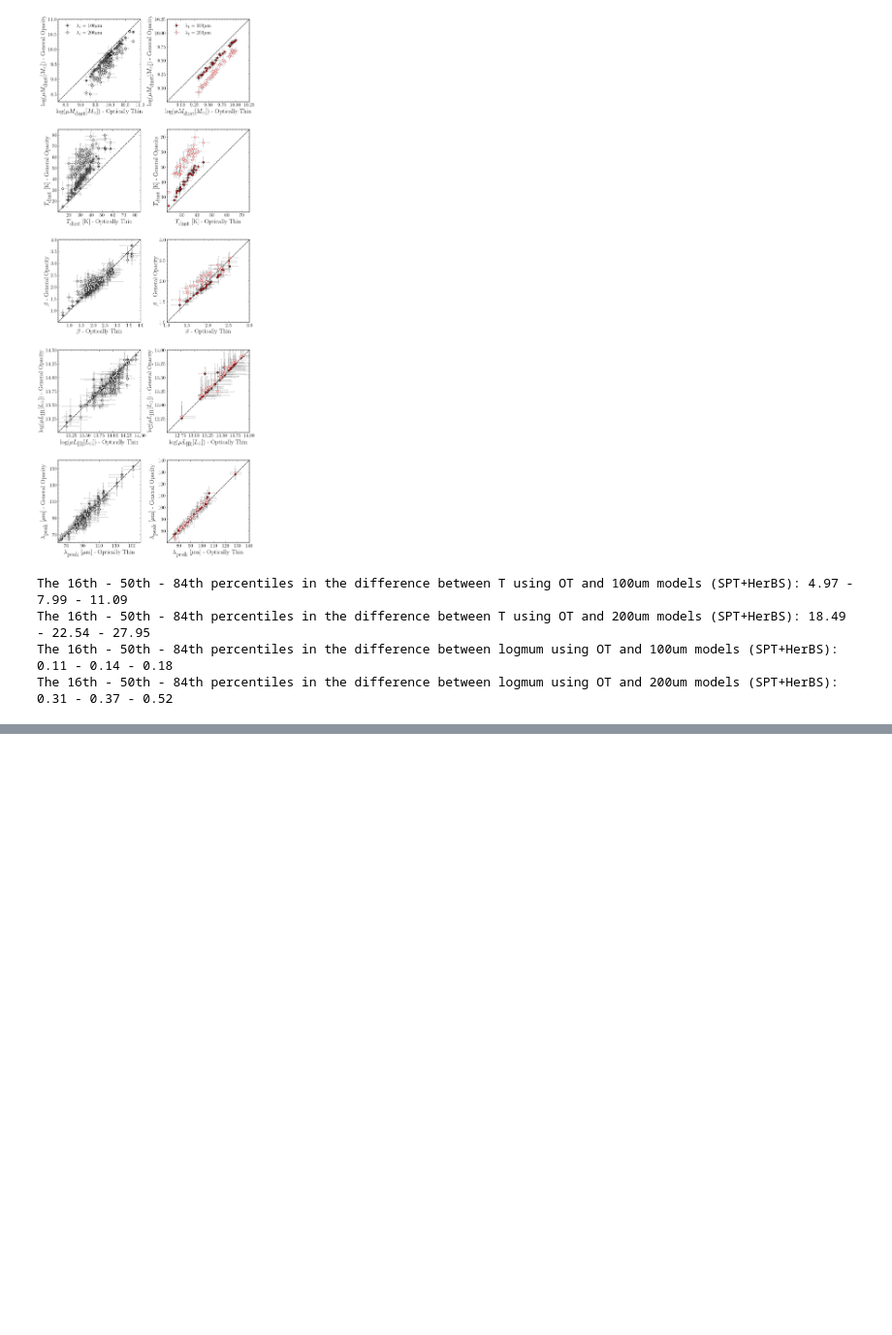
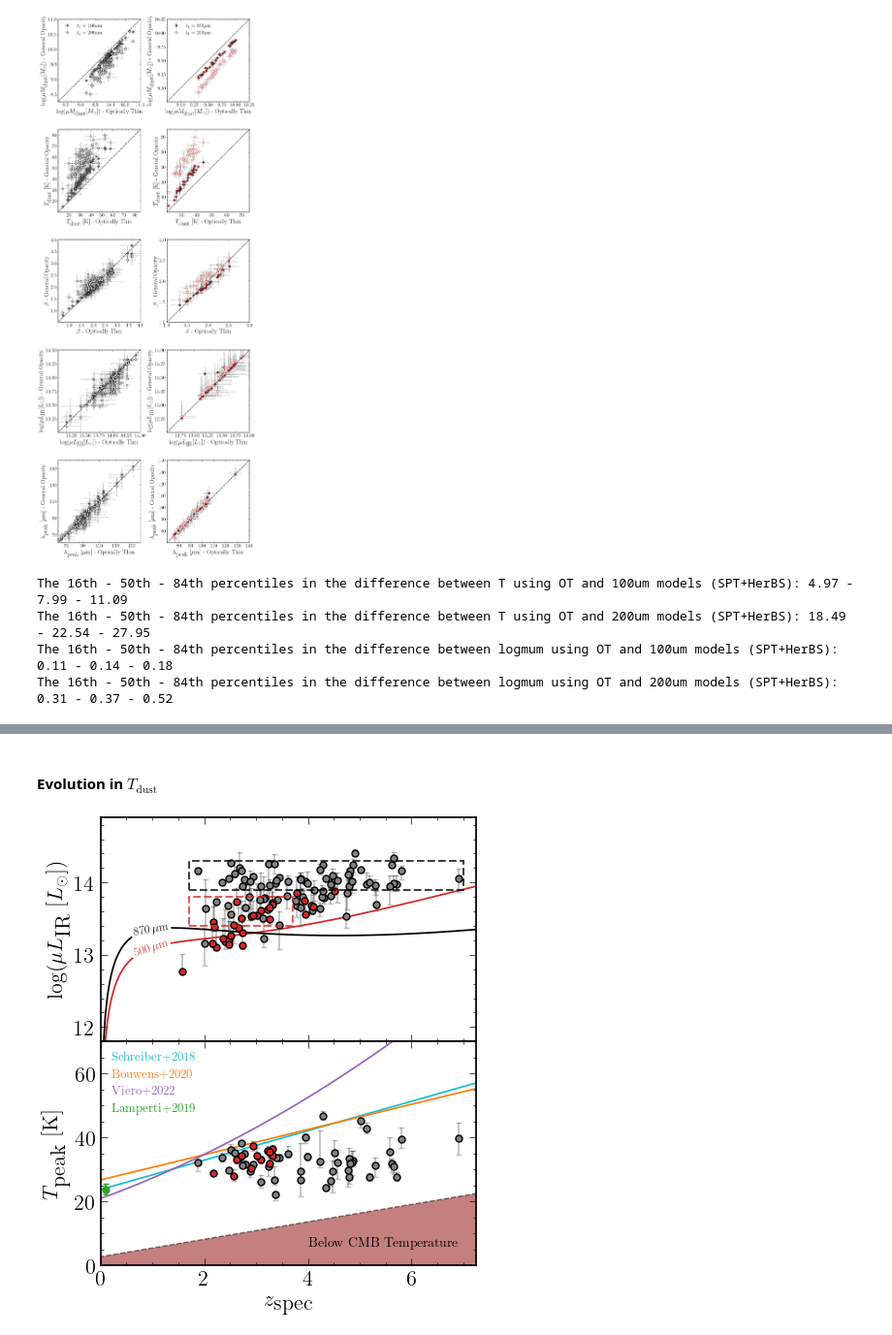
Before and after one commit to BradleyAWard/Thesis-Chapter-4-Beta-Evolution, a Jupyter notebook: analysis.ipynb, the cells around one changed output, grey strips where cells are left out. Shown at 97% size. Cells and saved outputs as stored; diff of their text form; code cells hidden in the pictures; blank space fills up the shorter version.

```diff
--- a/analysis.ipynb
+++ b/analysis.ipynb
@@ -564,0 +851,2 @@ The 16th - 50th - 84th percentiles in the difference between logmum using OT and
+# %% [markdown]
+#### Evolution in $T_\textrm{dust}$
@@ -564,0 +975,67 @@ The 16th - 50th - 84th percentiles in the difference between logmum using OT and
+# %%
+# Define limits for an IR luminosity limited sample
+spt_z_min, spt_z_max = 1.7, 7
+herbs_z_min, herbs_z_max = 1.7, 3.7
+spt_lir_min, spt_lir_max = 13.9, 14.3
+herbs_lir_min, herbs_lir_max = 13.4, 13.8
+
+# Restrict sample to IR luminosity and redshift limits
+spt_catalogue_results_df_lirlimited = spt_catalogue_results_df[(spt_catalogue_results_df['z_ot'] > spt_z_min) & (spt_catalogue_results_df['z_ot'] < spt_z_max) & (spt_catalogue_results_df['logmulir_ot'] > spt_lir_min) & (spt_catalogue_results_df['logmulir_ot'] < spt_lir_max)]
+
+herbs_catalogue_results_df_lirlimited = herbs_catalogue_results_df[(herbs_catalogue_results_df['z_ot'] > herbs_z_min) & (herbs_catalogue_results_df['z_ot'] < herbs_z_max) & (herbs_catalogue_results_df['logmulir_ot'] > herbs_lir_min) & (herbs_catalogue_results_df['logmulir_ot'] < herbs_lir_max)]
+
+# Reset index for IR luminosity limited samples
+spt_catalogue_results_df_lirlimited = spt_catalogue_results_df_lirlimited.reset_index()
+herbs_catalogue_results_df_lirlimited = herbs_catalogue_results_df_lirlimited.reset_index()
+# %%
+alpha=0.25
+z_range = np.linspace(0,8,1000)
+
+fig, (ax1,ax2) = plt.subplots(2,1,sharex=True, figsize=(5,6))
+
+# IR luminosity of SPT and HerBS sources as error bars
+markers, caps, bars = ax1.errorbar(spt_catalogue_results_df['z_ot'], spt_catalogue_results_df['logmulir_ot'], yerr=(spt_catalogue_results_df['logmulir_low_ot'], spt_catalogue_results_df['logmulir_high_ot']), color='k', markerfacecolor='gray', ms=5, fmt='o')
+[bar.set_alpha(alpha) for bar in bars]
+[cap.set_alpha(alpha) for cap in caps]
+markers, caps, bars = ax1.errorbar(herbs_catalogue_results_df['z_ot'], herbs_catalogue_results_df['logmulir_ot'], yerr=(herbs_catalogue_results_df['logmulir_low_ot'], herbs_catalogue_results_df['logmulir_high_ot']), color='k', markerfacecolor='tab:red', ms=5, fmt='o')
+[bar.set_alpha(alpha) for bar in bars]
+[cap.set_alpha(alpha) for cap in caps]
+
+# Detection threshold as a function of redshift
+ax1.plot(detection_500_z_t32['z'], detection_500_z_t32['log_mu_lir'], c='tab:red', label=r'500$\,\mu$m')
+ax1.plot(detection_870_z_t32['z'], detection_870_z_t32['log_mu_lir'], c='k', label=r'870$\,\mu$m')
+ax1.add_patch(Rectangle((spt_z_min,spt_lir_min), spt_z_max-spt_z_min, spt_lir_max-spt_lir_min, linestyle='--', linewidth=1.5, alpha=0.75, ec='k', fc='none', zorder=20))
+ax1.add_patch(Rectangle((herbs_z_min,herbs_lir_min), herbs_z_max-herbs_z_min, herbs_lir_max-herbs_lir_min, linestyle='--', linewidth=1.5, alpha=0.75, ec='tab:red', fc='none', zorder=20))
+labelLines(ax1.get_lines(), fontsize=9, xvals=[1,1,1,1])
+ax1.set_ylabel(r'log($\mu L_{\textrm{IR}}$ [$L_{\odot}$])')
+ax1.set_ylim(11.8,14.9)
+
+# Peak dust temperature of SPT and HerBS sources as error bars
+markers, caps, bars = ax2.errorbar(spt_catalogue_results_df_lirlimited['z_ot'], spt_catalogue_results_df_lirlimited['t_peak_ot'], yerr=(spt_catalogue_results_df_lirlimited['t_peak_low_ot'], spt_catalogue_results_df_lirlimited['t_peak_high_ot']), color='k', markerfacecolor='gray', ms=5, fmt='o')
+[bar.set_alpha(alpha) for bar in bars]
+[cap.set_alpha(alpha) for cap in caps]
+markers, caps, bars = ax2.errorbar(herbs_catalogue_results_df_lirlimited['z_ot'], herbs_catalogue_results_df_lirlimited['t_peak_ot'], yerr=(herbs_catalogue_results_df_lirlimited['t_peak_low_ot'], herbs_catalogue_results_df_lirlimited['t_peak_high_ot']), color='k', markerfacecolor='tab:red', ms=5, fmt='o')
+[bar.set_alpha(alpha) for bar in bars]
+[cap.set_alpha(alpha) for cap in caps]
+
+# Plotting literature trends
+ax2.errorbar(0.1, lamperti_2019_t, yerr=lamperti_2019_t_err, fmt='o', c='tab:green', mfc='tab:green', ms=5, label='Lamperti+2019')
+ax2.fill_between(z_range, cmb_range, ec='k', fc='darkred', linestyle='--', alpha=0.5)
+ax2.text(4, 6, r'Below CMB Temperature', fontsize=10)
+ax2.plot(z_range, schreiber_2018(z_range), c='tab:cyan', label='Schreiber+2018')
+ax2.plot(z_range, bouwens_2020(z_range), c='tab:orange', label='Bouwens+2020')
+ax2.plot(z_range, viero_2022(z_range), c='tab:purple', label='Viero+2022')
+
+empty = matplotlib.patches.Rectangle((0,0), 1, 1, fill=False, edgecolor='none', visible=False)
+handles, labels = ax2.get_legend_handles_labels()
+
+ax2.set_xlabel(r'$z_{\textrm{spec}}$')
+ax2.set_ylabel(r'$T_{\textrm{peak}}$ [K]')
+ax2.set_xlim(0,7.25)
+ax2.set_ylim(0,70)
+ax2.legend(handles=[empty]*len(labels), labels=labels, handletextpad=-2, fontsize=9, labelcolor=['tab:cyan', 'tab:orange', 'tab:purple', 'tab:green'])
+plt.subplots_adjust(hspace=0)
+plt.savefig(os.getcwd() + '/figures/Figure_4_11.pdf', dpi=1000)
+plt.show()
+# %% [output]
+[figure, added]
```
Also changed, not shown: parts of 21 cells of this notebook, 18 other files.
